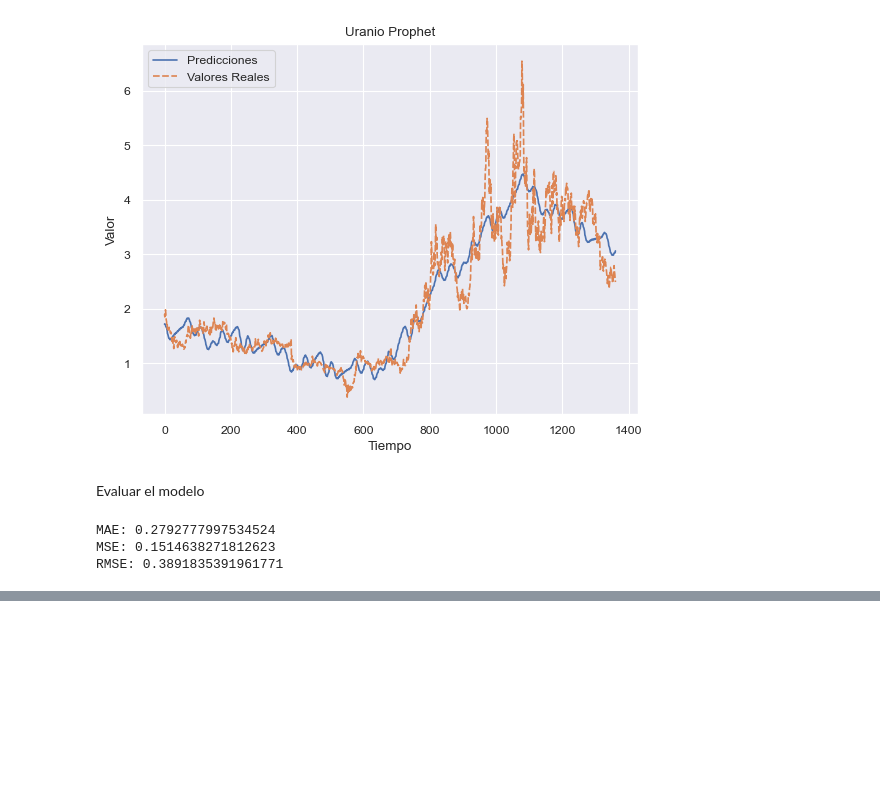
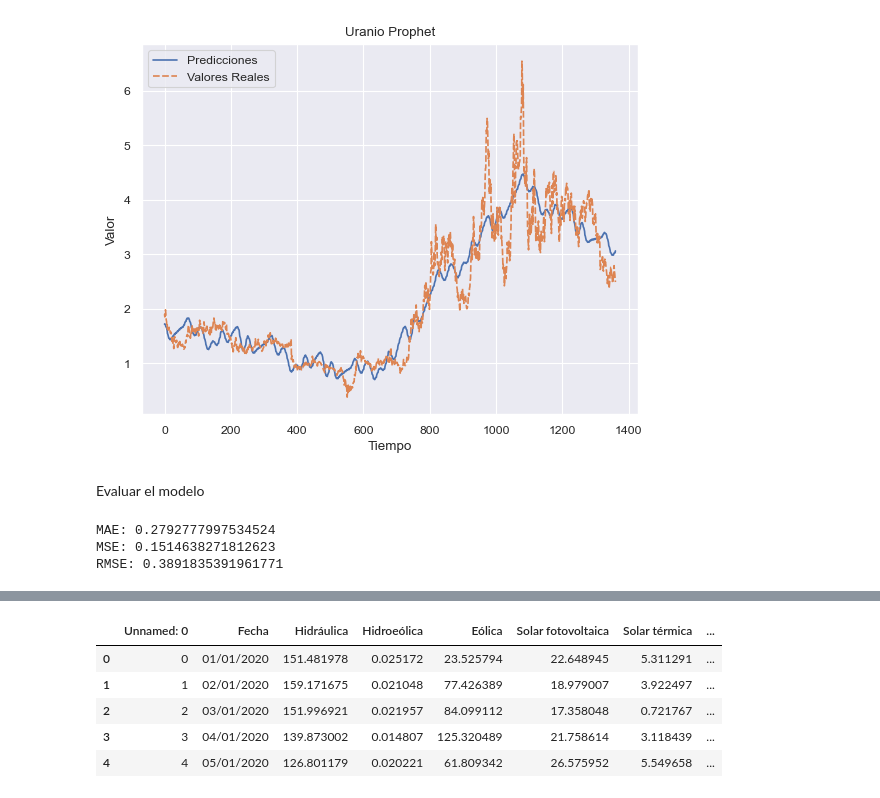
Before and after one commit to carolinariveraa/proyecto_final, a Jupyter notebook: timeseries2.ipynb, the cells around one changed output, grey strips where cells are left out. Drawn from its saved outputs; the diff is of its cells as text; code cells hidden in the pictures; blank space fills up the shorter version.

```diff
--- a/timeseries2.ipynb
+++ b/timeseries2.ipynb
@@ -473,0 +627,11 @@ RMSE: 0.3891835391961771
+# %%
+renovables = pd.read_csv('clean_data/renovables.csv')
+# %%
+renovables.head()
+# %% [output]
+|  | Unnamed: 0 | Fecha | Hidráulica | Hidroeólica | Eólica | Solar fotovoltaica | Solar térmica | ... |
+| 0 | 0 | 01/01/2020 | 151.481978 | 0.025172 | 23.525794 | 22.648945 | 5.311291 | ... |
+| 1 | 1 | 02/01/2020 | 159.171675 | 0.021048 | 77.426389 | 18.979007 | 3.922497 | ... |
+| 2 | 2 | 03/01/2020 | 151.996921 | 0.021957 | 84.099112 | 17.358048 | 0.721767 | ... |
+| 3 | 3 | 04/01/2020 | 139.873002 | 0.014807 | 125.320489 | 21.758614 | 3.118439 | ... |
+| 4 | 4 | 05/01/2020 | 126.801179 | 0.020221 | 61.809342 | 26.575952 | 5.549658 | ... |
```
Also changed, not shown: parts of 39 cells of this notebook, 2 other files.
